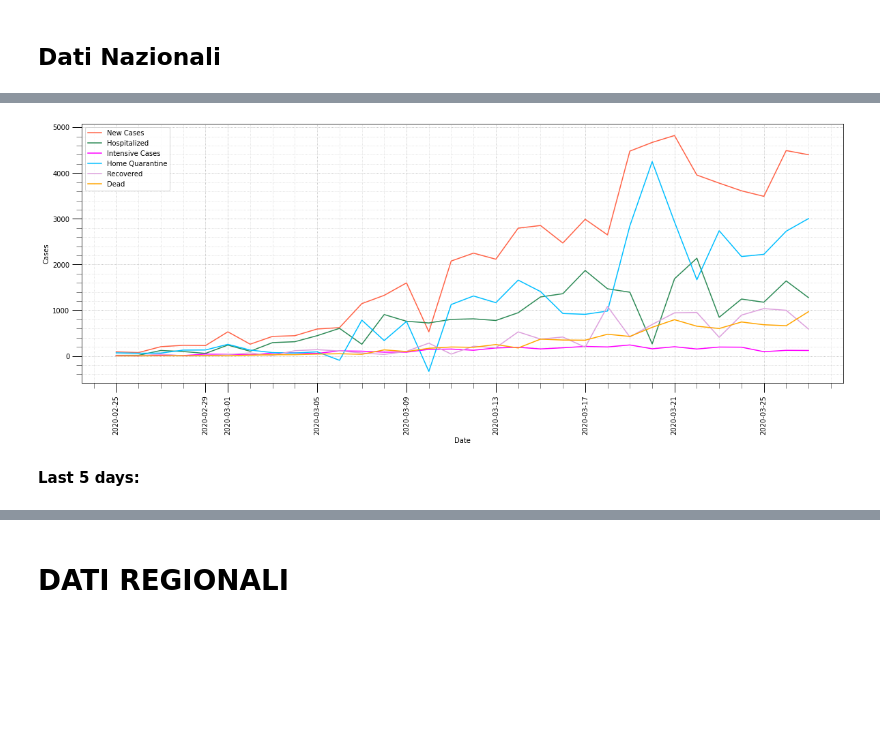
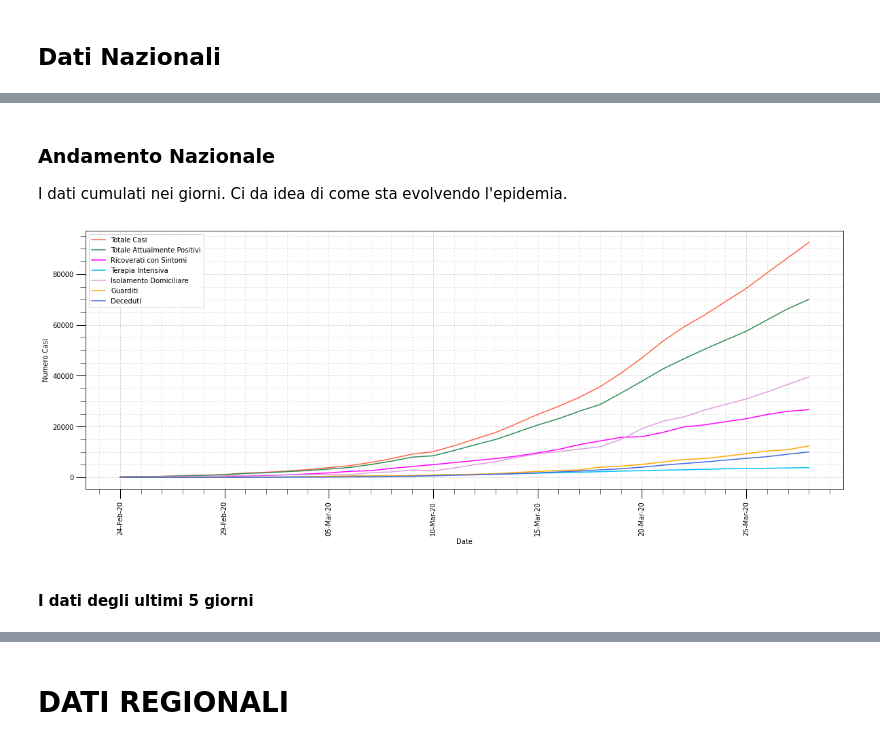
Before and after one commit to pasalino/Covid-19-PyAnalysis, a Jupyter notebook: Covid-19.ipynb, the cells around one changed output, grey strips where cells are left out. Cells and saved outputs as stored; diff of their text form; code cells hidden in the pictures; blank space fills up the shorter version.

```diff
--- a/Covid-19.ipynb
+++ b/Covid-19.ipynb
@@ -82,9 +102,9 @@ def beautify_graph(ax):
 ## Dati Nazionali
 # %%
 national_trend = pd.read_csv(os.path.join(REPO_DIR,'dati-andamento-nazionale/dpc-covid19-ita-andamento-nazionale.csv'))
-#national_trend['data'] = pd.to_datetime(national_trend['data']).dt.date
 national_trend['DATA'] = pd.to_datetime(national_trend['data'])
-national_trend['DATA'] = national_trend['DATA'].dt.strftime('%d-%m-%y')
+national_trend['DATA'] = national_trend['DATA'].dt.strftime('%d-%b-%y')
+national_trend['data'] = pd.to_datetime(national_trend['data']).dt.strftime('%d-%b-%y')
 national_trend = national_trend.drop('stato',axis=1).drop('note_it',axis=1).drop('note_en',axis=1)
-national_trend.set_index(keys=['DATA'],drop=True,append=False,inplace=True)
+national_trend.set_index(keys=['DATA'], append=False, inplace=True)
 national_trend.index.rename('', inplace=True)
@@ -122,14 +168,15 @@ incremental_data.rename(columns = NAME_LABELS).tail(1)
+# %% [markdown]
+### Andamento Nazionale
+I dati cumulati nei giorni. Ci da idea di come sta evolvendo l'epidemia.
 # %%
-# %matplotlib notebook
+plot =['totale_casi','totale_attualmente_positivi','ricoverati_con_sintomi', 'terapia_intensiva','isolamento_domiciliare','dimessi_guariti','deceduti']
+legends = ["Totale Casi","Totale Attualmente Positivi","Ricoverati con Sintomi","Terapia Intensiva","Isolamento Domiciliare","Guarditi", "Deceduti"]
 
-plot =['nuovi_attualmente_positivi','ricoverati_con_sintomi', 'terapia_intensiva','isolamento_domiciliare','dimessi_guariti','deceduti']
-legends = ["New Cases","Hospitalized","Intensive Cases","Home Quarantine","Recovered","Dead"]
-
-ax = incremental_data.plot(kind='line', x='data', y=plot, color=COLORS, rot=90, label=legends)
-ax.set_ylabel('Cases')
+ax = national_trend.plot(kind='line', x='data', y=plot, color=COLORS, rot=90, label=legends)
+ax.set_ylabel('Numero Casi')
 beautify_graph(ax)
 # %% [output]
-[figure, old version]
+[figure, new version]
-# %% [markdown]
-**Last 5 days:**
+# %% [markdown]
+#### I dati degli ultimi 5 giorni
 # %%
```
Also changed, not shown: parts of 45 cells of this notebook, 1 other file.
